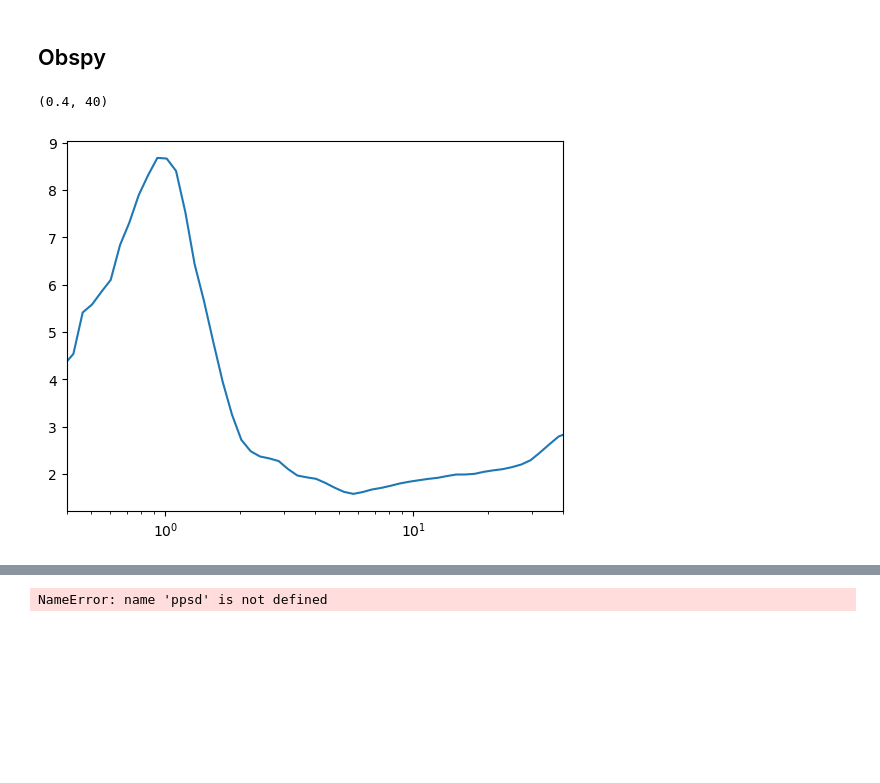
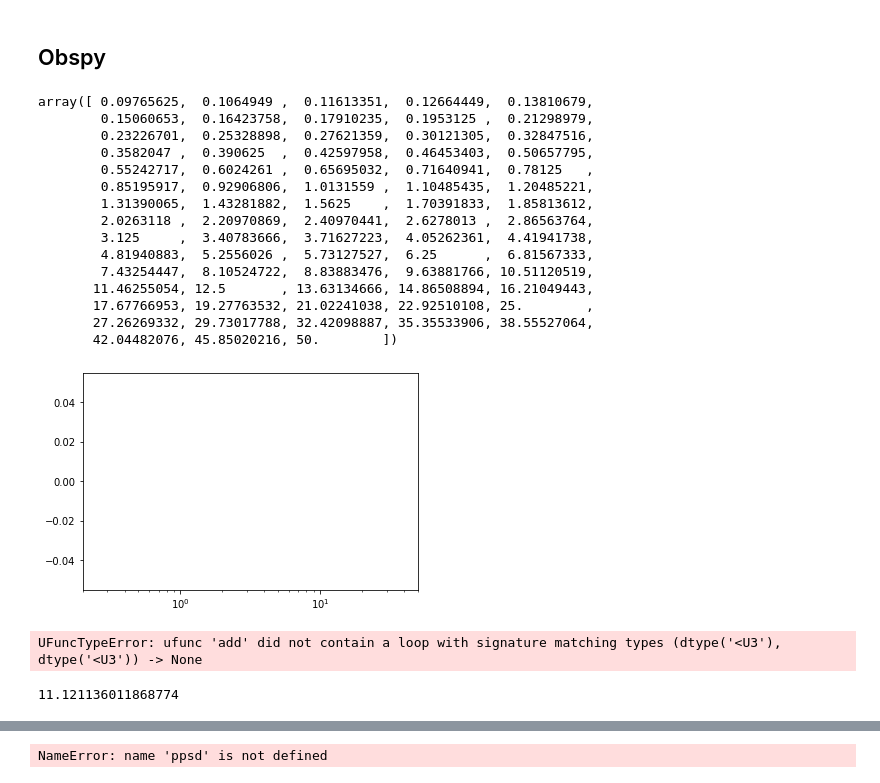
Before and after one commit to RJbalikian/SPRIT-HVSR, a Jupyter notebook: workingNotebook.ipynb, the cells around one changed output, grey strips where cells are left out. Saved outputs shown, nothing was run; the diff lists cells and outputs as text; code cells hidden in the pictures; blank space fills up the shorter version.

Commit message:
Update to plot function

```diff
--- a/workingNotebook.ipynb
+++ b/workingNotebook.ipynb
@@ -6,21 +6,15 @@ import math
 
 import obspy
 from obspy.signal import PPSD
+
+#%matplotlib #Run this line if you want interactive plots
 import matplotlib.pyplot as plt
 import numpy as np
 
-import hvsr.hvsrtools.hvsrCalcs as hvsrCalcs
-import hvsr.hvsrtools.fileLib as fileLib
-import hvsr.hvsrtools.msgLib as msgLib
-import hvsr.hvsrtools.ioput as ioput
-import hvsr.hvsrtools.setParams as setParams
-import hvsr.hvsrtools.powspecdens as powspecdens
-import hvsr.hvsrtools.readhvsr as readhvsr
-import hvsr.hvsrtools.utilities as utilities
 import hvsr.hvsr as hvsr
 
-dPath = r"C:\Users\riley\OneDrive - University of Illinois - Urbana\Data_OneDrive\Seismic\HVSR\Data\RAC84\\"[:-1]
-mPath = r'C:\Users\riley\LocalData\Github\hvsrpy\resources\raspshake_metadata.inv'
+dPath = r"C:\Users\balikian\OneDrive - University of Illinois - Urbana\Data_OneDrive\Seismic\HVSR\Data\RAC84\\"[:-1]
+mPath = r'C:\Users\balikian\LocalData\CodesScripts\Github\HoVerSpectRa\resources\raspshake_metadata.inv'
 
 dirPath = pathlib.Path(dPath)
 metaPath = pathlib.Path(mPath)
@@ -29,9 +23,9 @@ params = hvsr.input_param(network='AM',
                             station='RAC84',
                             loc='00',
                             channels=['EHZ', 'EHN', 'EHE'],
-                            date='2023-02-06',
+                            date='2023-02-13',
                             starttime = '14:40:00.00',
-                            endtime = '15:10:00.00',
+                            endtime = '15:00:00.00',
                             tzone = -6,#or 'local', #or 'UTC'
                             dst=False,
                             lon = -88.2290526,
@@ -64,2 +58,2 @@ Day of Year: 37
 # %%
-stream = hvsr.trimdata(inStream, start=params['starttime'], end=params['endtime'], exportdir=r'C:\Users\riley\LocalData\Temp', sitename='TEST01')
+stream = hvsr.trimdata(inStream, start=params['starttime'], end=params['endtime'], export='mseed', exportdir=r'C:\Users\balikian\LocalData\Temp', sitename='TEST01')
@@ -67,14 +66,61 @@ stream = hvsr.trimdata(inStream, start=params['starttime'], end=params['endtime'
 ## Obspy
 # %%
 ppsds = hvsr.generatePPSDs(stream=stream, paz=paz, ppsd_length=60)
+# %%
+np.sort(np.divide(np.ones_like(ppsds['EHE'].period_bin_centers),ppsds['EHE'].period_bin_centers))
+# %% [output]
+array([ 0.09765625,  0.1064949 ,  0.11613351,  0.12664449,  0.13810679,
+        0.15060653,  0.16423758,  0.17910235,  0.1953125 ,  0.21298979,
+        0.23226701,  0.25328898,  0.27621359,  0.30121305,  0.32847516,
+        0.3582047 ,  0.390625  ,  0.42597958,  0.46453403,  0.50657795,
+        0.55242717,  0.6024261 ,  0.65695032,  0.71640941,  0.78125   ,
+        0.85195917,  0.92906806,  1.0131559 ,  1.10485435,  1.20485221,
+        1.31390065,  1.43281882,  1.5625    ,  1.70391833,  1.85813612,
+        2.0263118 ,  2.20970869,  2.40970441,  2.6278013 ,  2.86563764,
+        3.125     ,  3.40783666,  3.71627223,  4.05262361,  4.41941738,
+        4.81940883,  5.2556026 ,  5.73127527,  6.25      ,  6.81567333,
+        7.43254447,  8.10524722,  8.83883476,  9.63881766, 10.51120519,
+       11.46255054, 12.5       , 13.63134666, 14.86508894, 16.21049443,
+       17.67766953, 19.27763532, 21.02241038, 22.92510108, 25.        ,
+       27.26269332, 29.73017788, 32.42098887, 35.35533906, 38.55527064,
+       42.04482076, 45.85020216, 50.        ])
 # %%
-hvsrCurve = hvsr.process_hvsr(ppsds, method=4)
+hvsr_calc = hvsr.process_hvsr(ppsds, method=4)
 
+x = hvsr_calc['x_freqs']['EHZ']
 #This is temporary, need to export x values (freq)
-x = np.divide(np.ones_like(np.array(ppsds['EHZ'].period_bin_centers[:-1])), ppsds['EHZ'].period_bin_centers[:-1])
-plt.plot(x, hvsrCurve)
+#plt.plot(x, hvsr_calc['hvsr_curve'])
 plt.semilogx()
-plt.xlim([0.4, 40])
+plt.xlim([0.2, 50])
+plt.show()
 # %% [output]
-(0.4, 40)
-[figure, old version]
+[figure, new version]
+# %%
+sdList = []
+for cSD in hvsr_calc['stDev']:
+    sdList.append(cSD)
+    print(cSD
+          )
+sdArr = np.array(sdList)
+sdArr = np.mean(sdArr, axis=0)
+sdArr
+# %% [output]
+UFuncTypeError: ufunc 'add' did not contain a loop with signature matching types (dtype('<U3'), dtype('<U3')) -> None
+# %%
+npRaw = np.array(ppsds['EHE'].psd_values).T
+
+stDev = np.std(np.array(ppsds['EHE'].psd_values), axis=0)
+
+
+numer = []
+denom = 0
+for f in npRaw:
+    n = npRaw.size
+    S = np.std(f)**2
+    numer.append((n-1)*S)
+    denom = denom+n
+numer = np.array(numer)
+denom = denom-npRaw.shape[0]
+ans = np.sqrt(np.sum(numer)/denom)
+# %% [output]
+11.121136011868774
```
Also changed, not shown: parts of 10 cells of this notebook, 2 other files.
